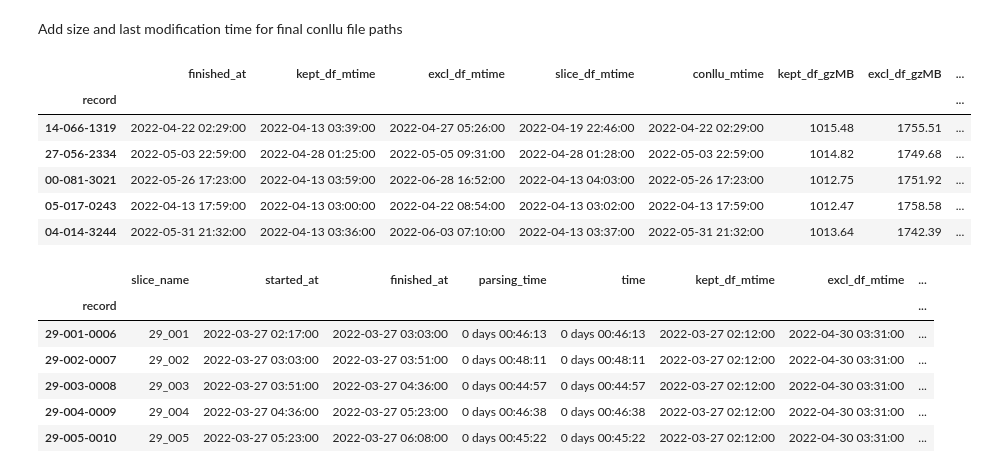
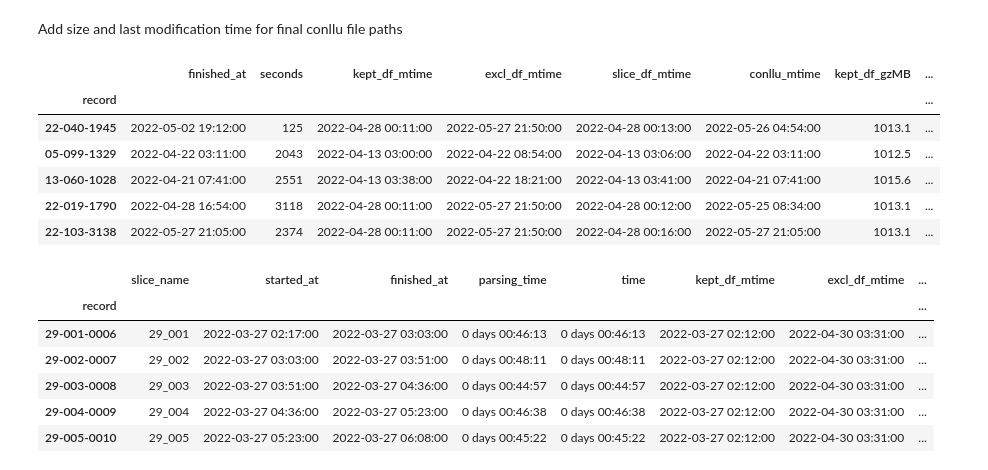
Before and after one commit to MatsRooth/puddin, a Jupyter notebook: notebooks/view_processing-index-csv.ipynb, the cells around one changed output. Drawn from its saved outputs; the diff is of its cells as text; code cells hidden in the pictures.

Commit message:
Updated `view_processing-index-csv` notebook

```diff
--- a/notebooks/view_processing-index-csv.ipynb
+++ b/notebooks/view_processing-index-csv.ipynb
@@ -11,9 +21,4 @@ DATA_DIR = Path('/share/compling/data/puddin')
 # %%
-info_full = pd.read_csv(DATA_DIR.joinpath('all-completed-slices_meta-index.csv'))
-# process_cols = ['slice_name', 'total_texts', 'data_origin_group', 'slice_number',
-#                 'started_at', 'finished_at', 'parsing_time',
-#                 'final_df_path', 'final_slice_path', 'conllu_path']
-# info = info_full.loc[:, process_cols].convert_dtypes()
 info = info_full.convert_dtypes()
 
 info = info.assign(slice_number_str = info.slice_number.astype('string').apply(lambda s: s.zfill(3)),
@@ -30,28 +35,37 @@ info = info.assign(seconds=info.time.apply(lambda td: pd.to_numeric(round(td.tot
 ix = pd.Series(info.index.astype('string')).apply(lambda i: i.zfill(len(str(info.index.max()))))
 info = info.assign(record=info.data_origin_group.str.upper().apply(lambda s: s[:2]) +'-'+info.slice_number_str+'-'+ix)
 info = info.set_index('record')
+
+is_path = info.columns.str.endswith('ath')
+for path_col in info.columns[is_path]:
+    info.loc[:,path_col] = info.loc[:,path_col].apply(lambda p: Path(p))
 # %% [markdown]
 Add size and last modification time for final conllu file paths
 # %%
 info = info.assign(
     kept_df_mtime=info.final_df_path.apply(
-        lambda p: pd.Timestamp.fromtimestamp(DATA_DIR.joinpath(Path(p)).stat().st_mtime)),
+        lambda p: pd.Timestamp.fromtimestamp(DATA_DIR.joinpath(p).stat().st_mtime)),
     excl_df_mtime=info.exclusions_path.apply(
-        lambda p: pd.Timestamp.fromtimestamp(DATA_DIR.joinpath(Path(p)).stat().st_mtime)),
+        lambda p: pd.Timestamp.fromtimestamp(DATA_DIR.joinpath(p).stat().st_mtime)),
     slice_df_mtime=info.tmp_slice_path.apply(
-        lambda p: pd.Timestamp.fromtimestamp( DATA_DIR.joinpath(Path(p)).stat().st_mtime)),
+        lambda p: pd.Timestamp.fromtimestamp( DATA_DIR.joinpath(p).stat().st_mtime)),
     conllu_mtime=info.conllu_path.apply(
-        lambda p: pd.Timestamp.fromtimestamp(DATA_DIR.joinpath(Path(p)).stat().st_mtime)),
-
-    kept_df_gzMB=info.final_df_path.apply(
-        lambda p: (DATA_DIR.joinpath(Path(p)).stat().st_size) / 1048576).round(2),
-    excl_df_gzMB=info.exclusions_path.apply(
-        lambda p: (DATA_DIR.joinpath(Path(p)).stat().st_size) / 1048576).round(2),
-    slice_df_gzMB=info.tmp_slice_path.apply(
-        lambda p: (DATA_DIR.joinpath(Path(p)).stat().st_size) / 1048576).round(2),
-    conllu_MB=info.conllu_path.apply(
-        lambda p: (DATA_DIR.joinpath(Path(p)).stat().st_size) / 1048576).round(2)
-)
+        lambda p: pd.Timestamp.fromtimestamp(DATA_DIR.joinpath(p).stat().st_mtime)))
+# %%
+
+info = info.assign(
+    kept_df_gzMB=info.final_df_path.apply(
+        lambda p: (DATA_DIR.joinpath(p).stat().st_size) / 1048576),
+    excl_df_gzMB=info.exclusions_path.apply(
+        lambda p: (DATA_DIR.joinpath(p).stat().st_size) / 1048576),
+    slice_df_gzMB=info.tmp_slice_path.apply(
+        lambda p: (DATA_DIR.joinpath(p).stat().st_size) / 1048576),
+    conllu_MB=info.conllu_path.apply(
+        lambda p: (DATA_DIR.joinpath(p).stat().st_size) / 1048576)
+)
+# %%
+size_cols = info.columns[info.columns.str.endswith('MB')]
+info.loc[:, size_cols] = info[size_cols].round(1)
 # %%
 dtcols =  info.select_dtypes(include='datetime')
 info.loc[:,dtcols.columns] = dtcols.apply(lambda c: c.dt.round("min"))
@@ -60,15 +74,15 @@ info_load_full = info
 # info = info_load_full
 # %%
 # info = info_load_full
-info.sample(5)[[c for c in info.columns if c.endswith(('B', 'mtime', 'finished_at'))]]
+info.sample(5)[[c for c in info.columns if c.endswith(('seconds','B', 'mtime', 'finished_at'))]]
 # %% [output]
-|  | finished_at | kept_df_mtime | excl_df_mtime | slice_df_mtime | conllu_mtime | kept_df_gzMB | excl_df_gzMB | ... |
+|  | finished_at | seconds | kept_df_mtime | excl_df_mtime | slice_df_mtime | conllu_mtime | kept_df_gzMB | ... |
 | record |  |  |  |  |  |  |  | ... |
-| 14-066-1319 | 2022-04-22 02:29:00 | 2022-04-13 03:39:00 | 2022-04-27 05:26:00 | 2022-04-19 22:46:00 | 2022-04-22 02:29:00 | 1015.48 | 1755.51 | ... |
-| 27-056-2334 | 2022-05-03 22:59:00 | 2022-04-28 01:25:00 | 2022-05-05 09:31:00 | 2022-04-28 01:28:00 | 2022-05-03 22:59:00 | 1014.82 | 1749.68 | ... |
-| 00-081-3021 | 2022-05-26 17:23:00 | 2022-04-13 03:59:00 | 2022-06-28 16:52:00 | 2022-04-13 04:03:00 | 2022-05-26 17:23:00 | 1012.75 | 1751.92 | ... |
-| 05-017-0243 | 2022-04-13 17:59:00 | 2022-04-13 03:00:00 | 2022-04-22 08:54:00 | 2022-04-13 03:02:00 | 2022-04-13 17:59:00 | 1012.47 | 1758.58 | ... |
-| 04-014-3244 | 2022-05-31 21:32:00 | 2022-04-13 03:36:00 | 2022-06-03 07:10:00 | 2022-04-13 03:37:00 | 2022-05-31 21:32:00 | 1013.64 | 1742.39 | ... |
+| 22-040-1945 | 2022-05-02 19:12:00 | 125 | 2022-04-28 00:11:00 | 2022-05-27 21:50:00 | 2022-04-28 00:13:00 | 2022-05-26 04:54:00 | 1013.1 | ... |
+| 05-099-1329 | 2022-04-22 03:11:00 | 2043 | 2022-04-13 03:00:00 | 2022-04-22 08:54:00 | 2022-04-13 03:06:00 | 2022-04-22 03:11:00 | 1012.5 | ... |
+| 13-060-1028 | 2022-04-21 07:41:00 | 2551 | 2022-04-13 03:38:00 | 2022-04-22 18:21:00 | 2022-04-13 03:41:00 | 2022-04-21 07:41:00 | 1015.6 | ... |
+| 22-019-1790 | 2022-04-28 16:54:00 | 3118 | 2022-04-28 00:11:00 | 2022-05-27 21:50:00 | 2022-04-28 00:12:00 | 2022-05-25 08:34:00 | 1013.1 | ... |
+| 22-103-3138 | 2022-05-27 21:05:00 | 2374 | 2022-04-28 00:11:00 | 2022-05-27 21:50:00 | 2022-04-28 00:16:00 | 2022-05-27 21:05:00 | 1013.1 | ... |
 # %%
 # was_replaced = info.duplicated(keep=False, subset=['data_origin_group', 'slice_number', 'final_slice_path', 'conllu_path'])
 # info.loc[was_replaced, :].sort_values('record')
```
Also changed, not shown: parts of 8 cells of this notebook.
